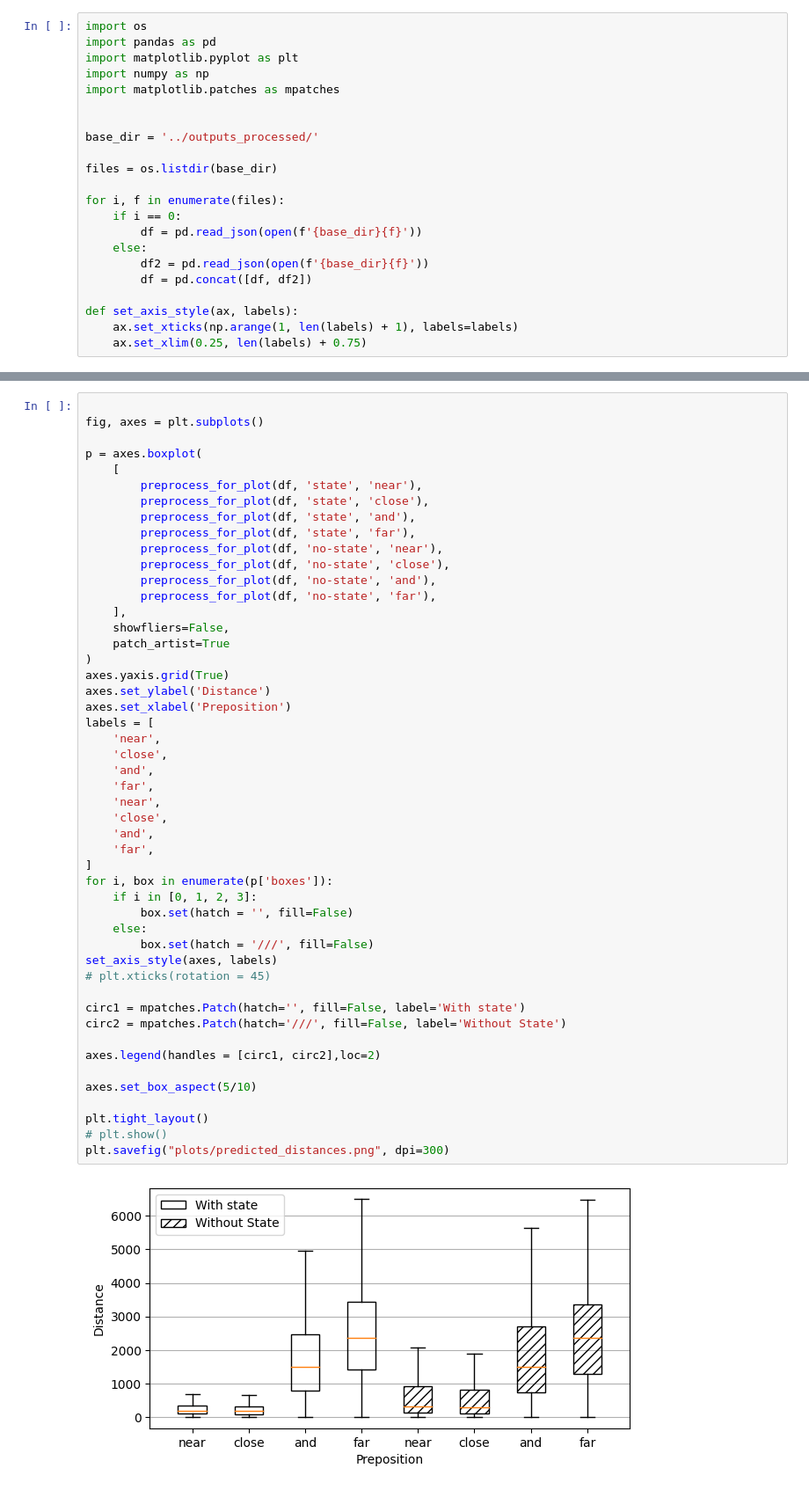
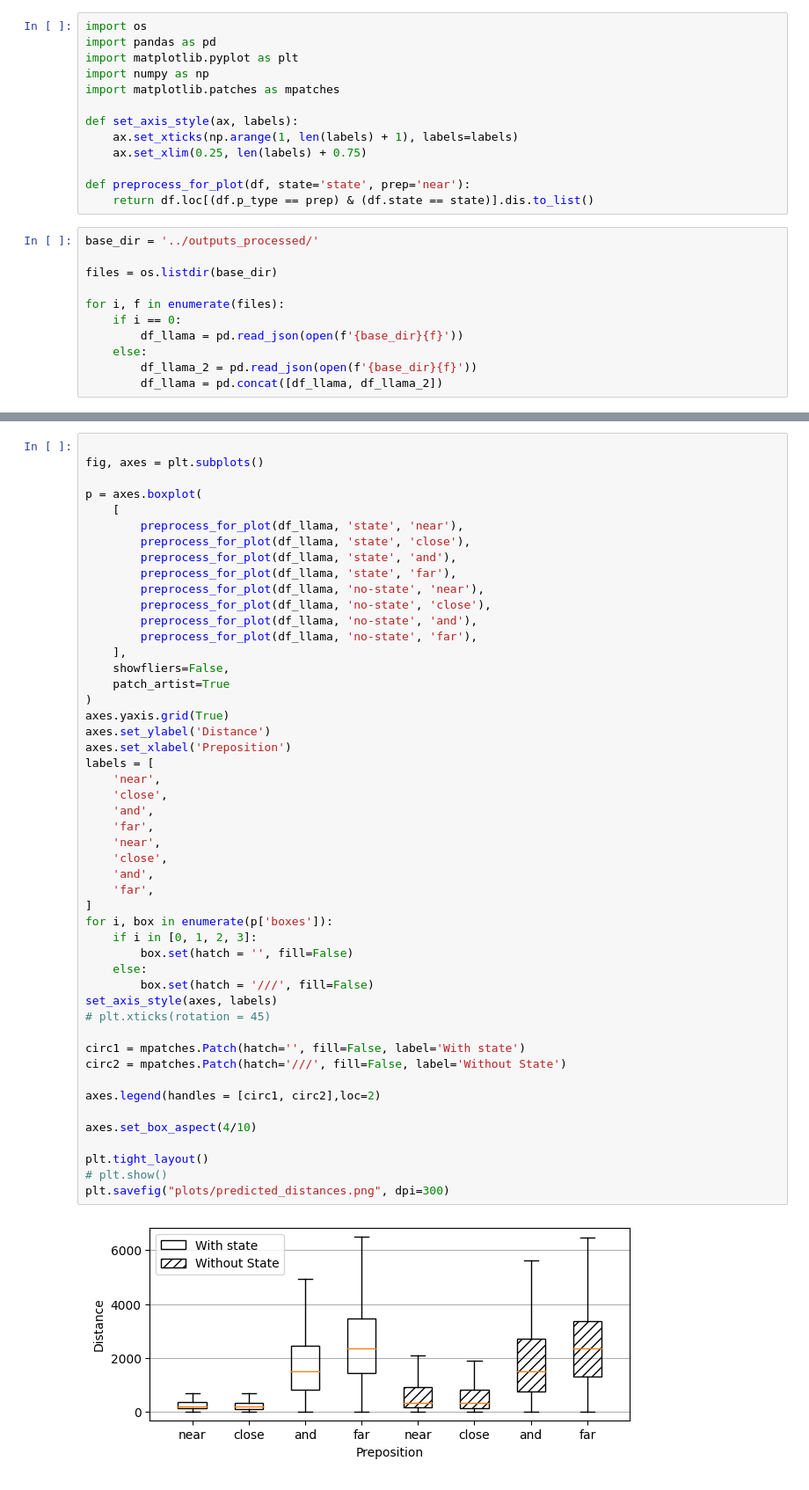
Before and after one commit to prabin525/spatial-llm, a Jupyter notebook: spatial-awareness/analysis/results.ipynb, the cells around one changed output, grey strips where cells are left out. Shown: that part at 88% size. Drawn from its saved outputs; the diff is of its cells as text.

Commit message:
Analysis for llama2 for spatial-awareness

```diff
--- a/spatial-awareness/analysis/results.ipynb
+++ b/spatial-awareness/analysis/results.ipynb
@@ -5,19 +5,21 @@ import matplotlib.pyplot as plt
 import numpy as np
 import matplotlib.patches as mpatches
 
-
-base_dir = '../outputs_processed/'
-
-files = os.listdir(base_dir)
-
-for i, f in enumerate(files):
-    if i == 0:
-        df = pd.read_json(open(f'{base_dir}{f}'))
-    else:
-        df2 = pd.read_json(open(f'{base_dir}{f}'))
-        df = pd.concat([df, df2])
-
 def set_axis_style(ax, labels):
     ax.set_xticks(np.arange(1, len(labels) + 1), labels=labels)
     ax.set_xlim(0.25, len(labels) + 0.75)
+
+def preprocess_for_plot(df, state='state', prep='near'):
+    return df.loc[(df.p_type == prep) & (df.state == state)].dis.to_list()
+# %%
+base_dir = '../outputs_processed/'
+
+files = os.listdir(base_dir)
+
+for i, f in enumerate(files):
+    if i == 0:
+        df_llama = pd.read_json(open(f'{base_dir}{f}'))
+    else:
+        df_llama_2 = pd.read_json(open(f'{base_dir}{f}'))
+        df_llama = pd.concat([df_llama, df_llama_2])
 # %%
@@ -64,14 +60,14 @@ fig, axes = plt.subplots()
 
 p = axes.boxplot(
     [
-        preprocess_for_plot(df, 'state', 'near'),
-        preprocess_for_plot(df, 'state', 'close'),
-        preprocess_for_plot(df, 'state', 'and'),
-        preprocess_for_plot(df, 'state', 'far'),
-        preprocess_for_plot(df, 'no-state', 'near'),
-        preprocess_for_plot(df, 'no-state', 'close'),
-        preprocess_for_plot(df, 'no-state', 'and'),
-        preprocess_for_plot(df, 'no-state', 'far'),
+        preprocess_for_plot(df_llama, 'state', 'near'),
+        preprocess_for_plot(df_llama, 'state', 'close'),
+        preprocess_for_plot(df_llama, 'state', 'and'),
+        preprocess_for_plot(df_llama, 'state', 'far'),
+        preprocess_for_plot(df_llama, 'no-state', 'near'),
+        preprocess_for_plot(df_llama, 'no-state', 'close'),
+        preprocess_for_plot(df_llama, 'no-state', 'and'),
+        preprocess_for_plot(df_llama, 'no-state', 'far'),
     ],
     showfliers=False,
     patch_artist=True
@@ -80,32 +76,32 @@ axes.yaxis.grid(True)
 axes.set_ylabel('Distance')
 axes.set_xlabel('Preposition')
 labels = [
     'near',
     'close',
     'and',
     'far',
     'near',
     'close',
     'and',
     'far',
 ]
 for i, box in enumerate(p['boxes']):
     if i in [0, 1, 2, 3]:
         box.set(hatch = '', fill=False)
     else:
         box.set(hatch = '///', fill=False)
 set_axis_style(axes, labels)
 # plt.xticks(rotation = 45)
 
 circ1 = mpatches.Patch(hatch='', fill=False, label='With state')
 circ2 = mpatches.Patch(hatch='///', fill=False, label='Without State')
 
 axes.legend(handles = [circ1, circ2],loc=2)
 
-axes.set_box_aspect(5/10)
+axes.set_box_aspect(4/10)
 
 plt.tight_layout()
 # plt.show()
 plt.savefig("plots/predicted_distances.png", dpi=300)
 # %% [output]
-[figure, old version]
+[figure, new version]
```
Also changed, not shown: parts of 10 cells of this notebook, 2 other files.
